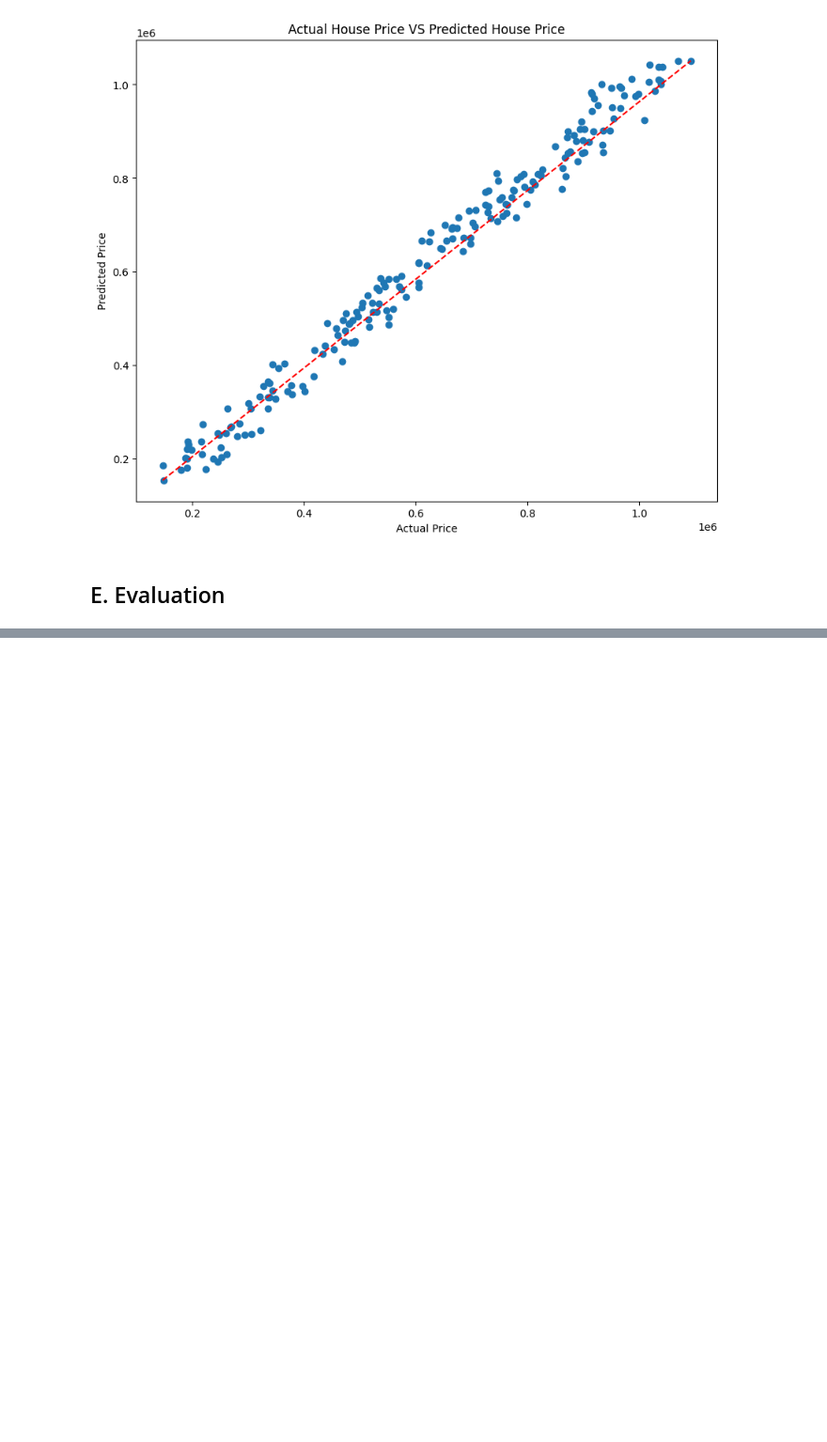
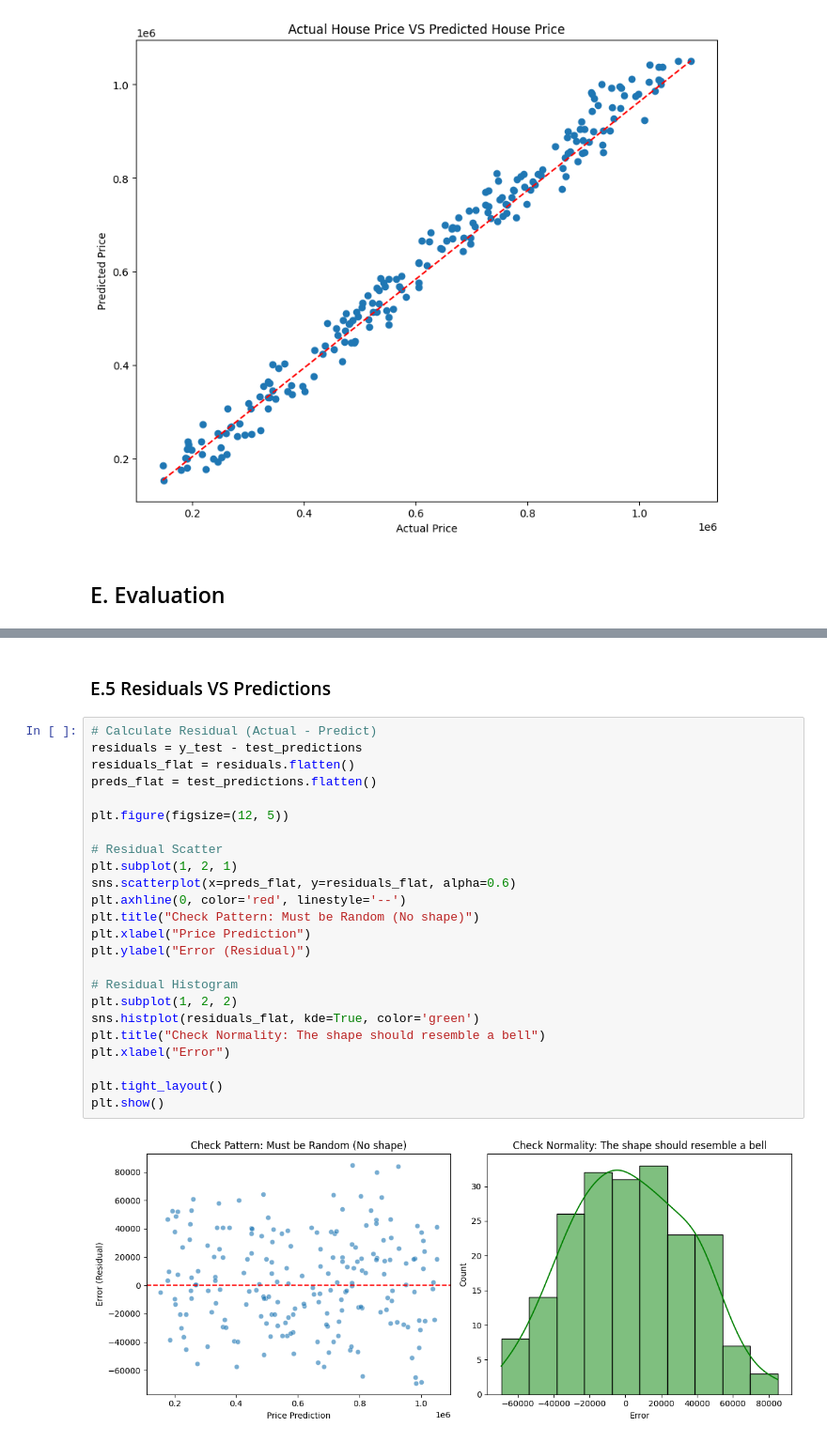
Before and after one commit to HablSank/1Day-1Dataset_MachineLearningProject, a Jupyter notebook: Day-8/Simple Linear Regression (House Price)/house_price.ipynb, the cells around one changed output, grey strips where cells are left out. Shown at 94% size. Saved outputs shown, nothing was run; the diff lists cells and outputs as text; blank space fills up the shorter version.

```diff
--- a/Day-8/Simple Linear Regression (House Price)/house_price.ipynb
+++ b/Day-8/Simple Linear Regression (House Price)/house_price.ipynb
@@ -306,0 +380,28 @@ plt.show()
+# %% [markdown]
+### E.5 Residuals VS Predictions
+# %%
+# Calculate Residual (Actual - Predict)
+residuals = y_test - test_predictions
+residuals_flat = residuals.flatten()
+preds_flat = test_predictions.flatten()
+
+plt.figure(figsize=(12, 5))
+
+# Residual Scatter
+plt.subplot(1, 2, 1)
+sns.scatterplot(x=preds_flat, y=residuals_flat, alpha=0.6)
+plt.axhline(0, color='red', linestyle='--')
+plt.title("Check Pattern: Must be Random (No shape)")
+plt.xlabel("Price Prediction")
+plt.ylabel("Error (Residual)")
+
+# Residual Histogram
+plt.subplot(1, 2, 2)
+sns.histplot(residuals_flat, kde=True, color='green')
+plt.title("Check Normality: The shape should resemble a bell")
+plt.xlabel("Error")
+
+plt.tight_layout()
+plt.show()
+# %% [output]
+[figure, added]
```
Also changed, not shown: parts of 22 cells of this notebook.
